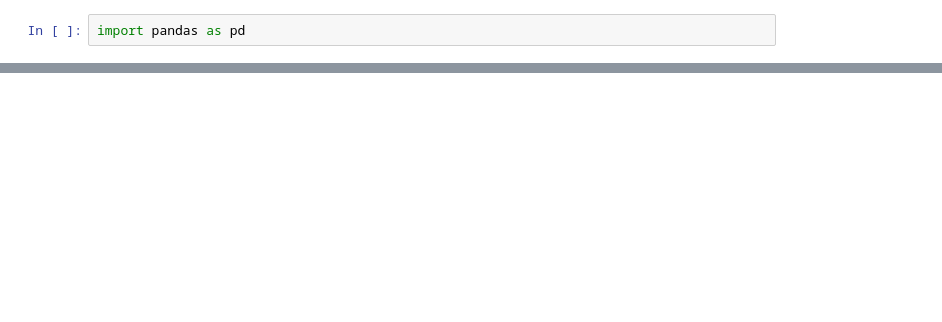
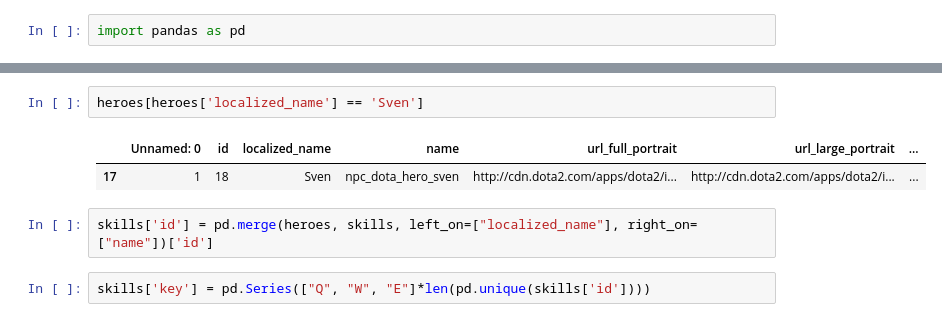
Before and after one commit to taygetea/winrate, a Jupyter notebook: Data Exploration.ipynb, the cells around one changed output, grey strips where cells are left out. Drawn from its saved outputs; the diff is of its cells as text; blank space fills up the shorter version.

```diff
--- a/Data Exploration.ipynb
+++ b/Data Exploration.ipynb
@@ -327,0 +73,9 @@ print([[iddict[hero] for hero in i] for i in entries])
+# %%
+heroes[heroes['localized_name'] == 'Sven']
+# %% [output]
+|  | Unnamed: 0 | id | localized_name | name | url_full_portrait | url_large_portrait | ... |
+| 17 | 1 | 18 | Sven | npc_dota_hero_sven | http://cdn.dota2.com/apps/dota2/i... | http://cdn.dota2.com/apps/dota2/i... | ... |
+# %%
+skills['id'] = pd.merge(heroes, skills, left_on=["localized_name"], right_on=["name"])['id']
+# %%
+skills['key'] = pd.Series(["Q", "W", "E"]*len(pd.unique(skills['id'])))
```
Also changed, not shown: parts of 35 cells of this notebook, 7 other files.
